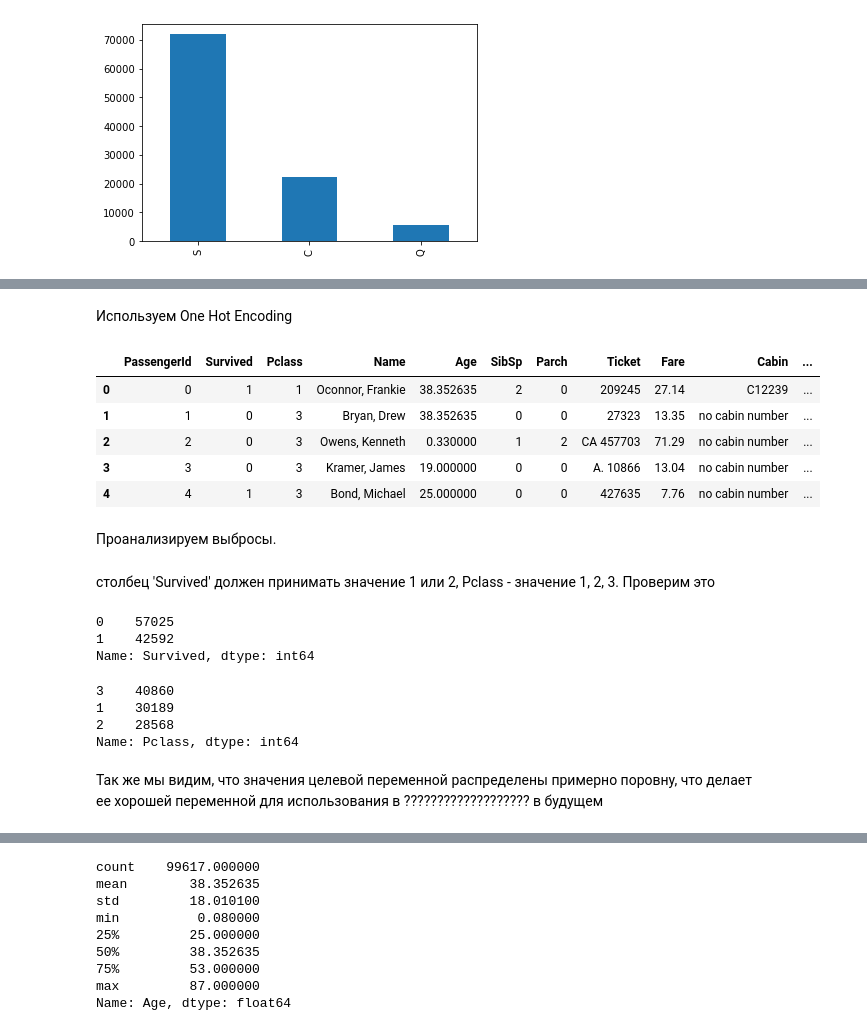
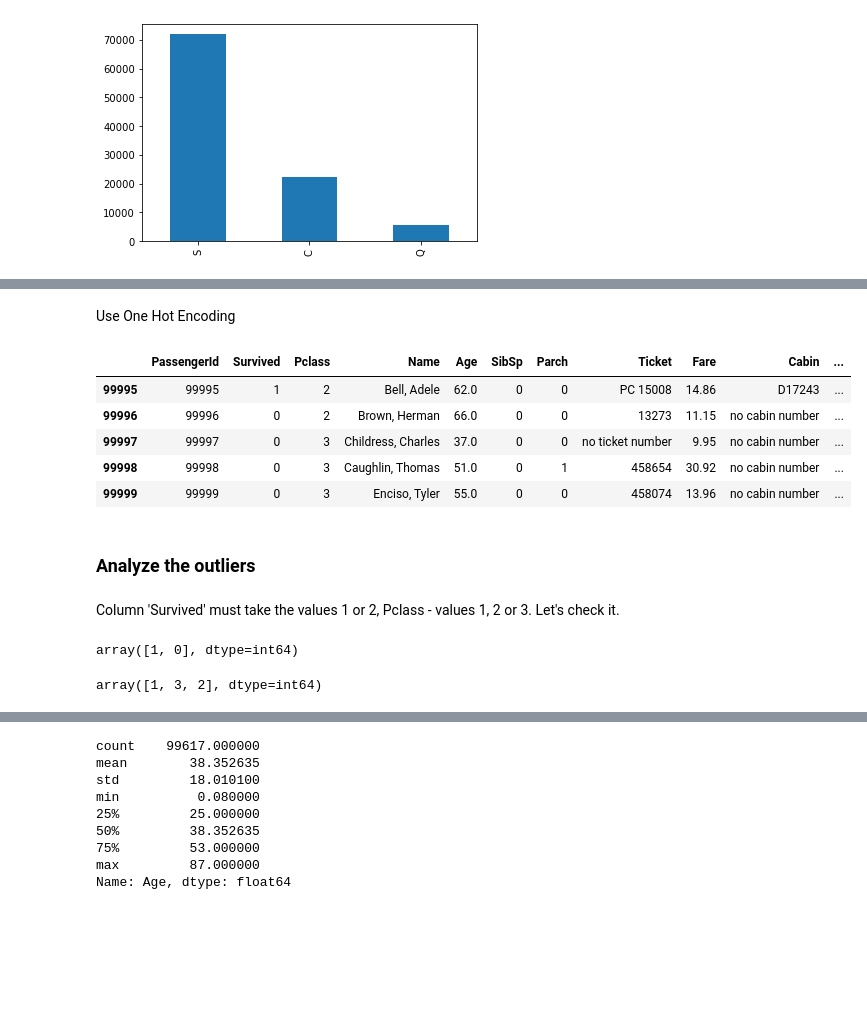
Before and after one commit to pmstangmailcom/rs_school, a Jupyter notebook: EDA_data_exploration.ipynb, the cells around one changed output, grey strips where cells are left out. Cells and saved outputs as stored; diff of their text form; code cells hidden in the pictures; blank space fills up the shorter version.

```diff
--- a/EDA_data_exploration.ipynb
+++ b/EDA_data_exploration.ipynb
@@ -209,31 +205,25 @@ Name: Embarked, dtype: int64
-# %% [markdown]
-Используем One Hot Encoding
+# %% [markdown]
+Use One Hot Encoding
 # %%
-pd.get_dummies(passengers, columns=['Sex', 'Embarked']).head()
+passengers = pd.get_dummies(passengers, columns=['Sex', 'Embarked'])
+passengers.tail()
 # %% [output]
 |  | PassengerId | Survived | Pclass | Name | Age | SibSp | Parch | Ticket | Fare | Cabin | ... |
-| 0 | 0 | 1 | 1 | Oconnor, Frankie | 38.352635 | 2 | 0 | 209245 | 27.14 | C12239 | ... |
-| 1 | 1 | 0 | 3 | Bryan, Drew | 38.352635 | 0 | 0 | 27323 | 13.35 | no cabin number | ... |
-| 2 | 2 | 0 | 3 | Owens, Kenneth | 0.330000 | 1 | 2 | CA 457703 | 71.29 | no cabin number | ... |
-| 3 | 3 | 0 | 3 | Kramer, James | 19.000000 | 0 | 0 | A. 10866 | 13.04 | no cabin number | ... |
-| 4 | 4 | 1 | 3 | Bond, Michael | 25.000000 | 0 | 0 | 427635 | 7.76 | no cabin number | ... |
+| 99995 | 99995 | 1 | 2 | Bell, Adele | 62.0 | 0 | 0 | PC 15008 | 14.86 | D17243 | ... |
+| 99996 | 99996 | 0 | 2 | Brown, Herman | 66.0 | 0 | 0 | 13273 | 11.15 | no cabin number | ... |
+| 99997 | 99997 | 0 | 3 | Childress, Charles | 37.0 | 0 | 0 | no ticket number | 9.95 | no cabin number | ... |
+| 99998 | 99998 | 0 | 3 | Caughlin, Thomas | 51.0 | 0 | 1 | 458654 | 30.92 | no cabin number | ... |
+| 99999 | 99999 | 0 | 3 | Enciso, Tyler | 55.0 | 0 | 0 | 458074 | 13.96 | no cabin number | ... |
 # %% [markdown]
-Проанализируем выбросы.
+### Analyze the outliers
 # %% [markdown]
-столбец 'Survived' должен принимать значение 1 или 2, Pclass - значение 1, 2, 3. Проверим это
+Column 'Survived' must take the values 1 or 2, Pclass - values 1, 2 or 3. Let's check it.
 # %%
-passengers['Survived'].value_counts()
+passengers['Survived'].unique()
 # %% [output]
-0    57025
-1    42592
-Name: Survived, dtype: int64
+array([1, 0], dtype=int64)
 # %%
-passengers['Pclass'].value_counts()
+passengers['Pclass'].unique()
 # %% [output]
-3    40860
-1    30189
-2    28568
-Name: Pclass, dtype: int64
+array([1, 3, 2], dtype=int64)
-# %% [markdown]
-Так же мы видим, что значения целевой переменной распределены примерно поровну, что делает ее хорошей переменной для использования в ??????????????????? в будущем
 # %% [markdown]
```
Also changed, not shown: parts of 35 cells of this notebook.
